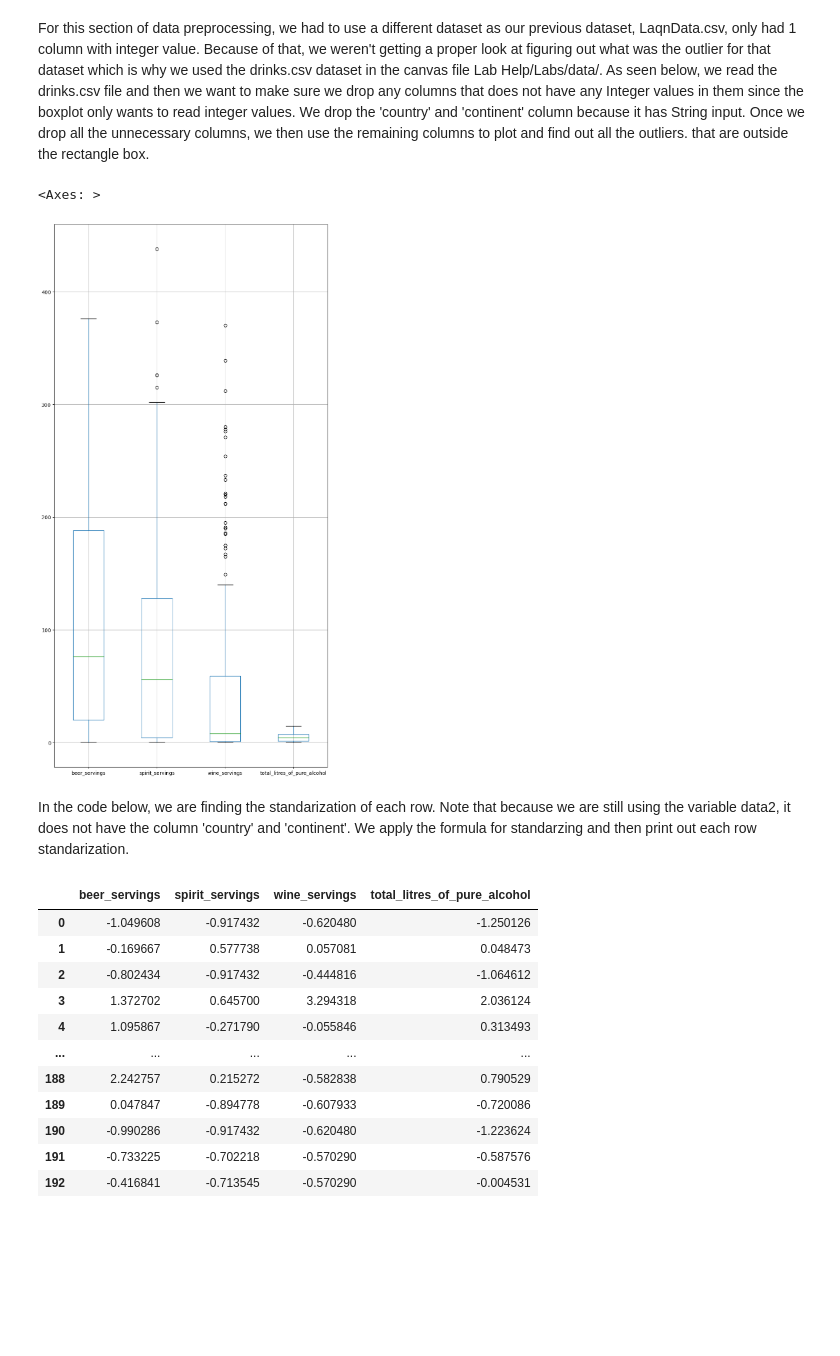
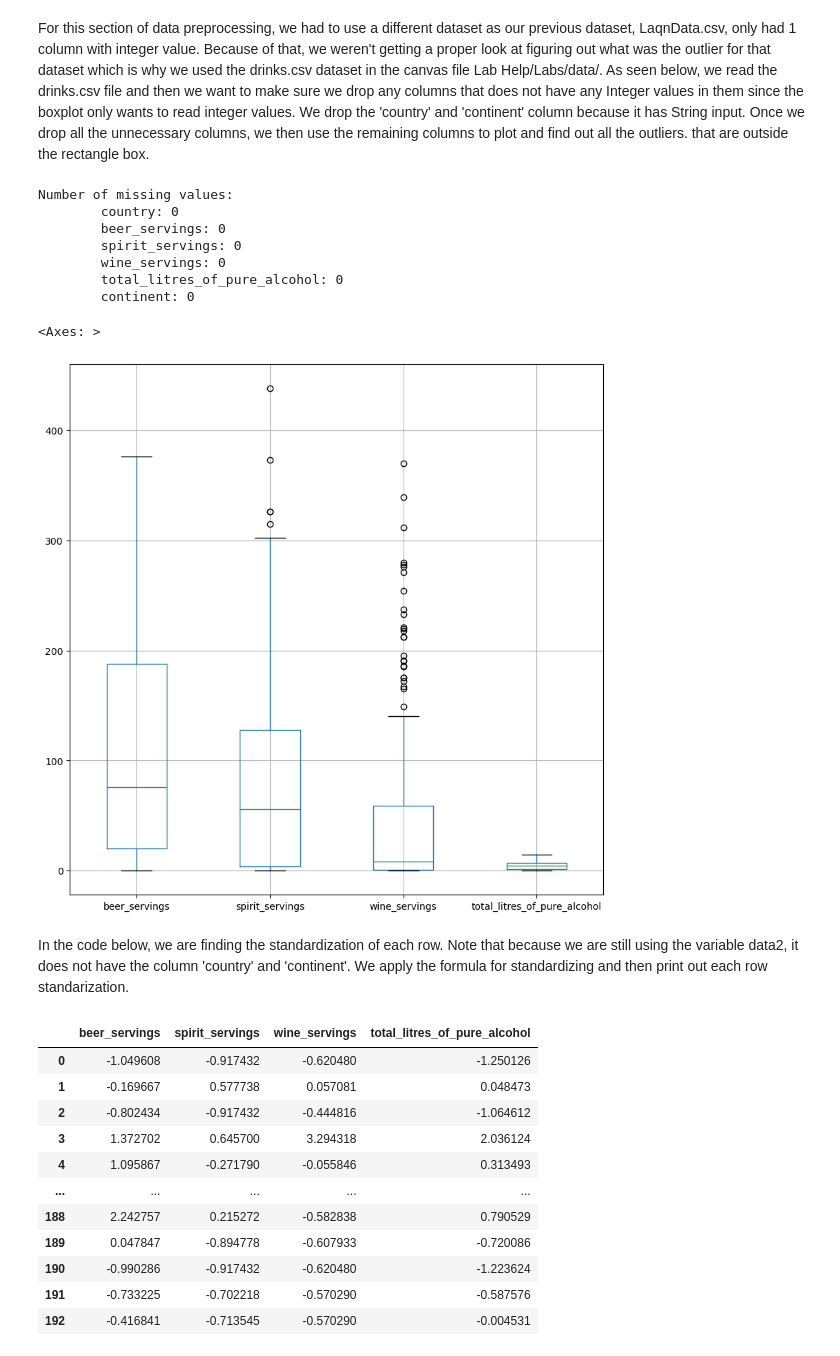
Before and after one commit to OtaSteven/CSC177_Proj, a Jupyter notebook: data_process/air_drink_dataPreprocessing.ipynb, the cells around one changed output. Saved outputs shown, nothing was run; the diff lists cells and outputs as text; code cells hidden in the pictures; blank space fills up the shorter version.

```diff
--- a/data_process/air_drink_dataPreprocessing.ipynb
+++ b/data_process/air_drink_dataPreprocessing.ipynb
@@ -108,17 +135,29 @@ For this section of data preprocessing, we had to use a different dataset as our
 %matplotlib inline
 
 path = "./data/"
-
 filename_read = os.path.join(path,"drinks.csv")
 drink_Data = pd.read_csv(filename_read, na_values=['NA','?'])
-
-data2 = drink_Data.drop(['country', 'continent'],axis=1)
-data2.boxplot(figsize=(10,20))
+# Check for missing values
+print('Number of missing values:')
+for col in drink_Data.columns:
+    print('\t%s: %d' % (col,drink_Data[col].isna().sum()))
 # %% [output]
-<Axes: >
+Number of missing values:
+        country: 0
+        beer_servings: 0
+        spirit_servings: 0
+        wine_servings: 0
+        total_litres_of_pure_alcohol: 0
+        continent: 0
-[figure, removed]
+# %%
+# Drop categorical values and boxplot
+data2 = drink_Data.drop(['country', 'continent'],axis=1)
+data2.boxplot(figsize=(10,10))
+# %% [output]
+<Axes: >
+[figure, added]
 # %% [markdown]
-In the code below, we are finding the standarization of each row. Note that because we are still using the variable data2, it does not have the column 'country' and 'continent'. We apply the formula for standarzing and then print out each row standarization.
+In the code below, we are finding the standardization of each row. Note that because we are still using the variable data2, it does not have the column 'country' and 'continent'. We apply the formula for standardizing and then print out each row standarization.
 # %%
 Z = (data2-data2.mean())/data2.std()
 Z
```
Also changed, not shown: parts of 32 cells of this notebook.
